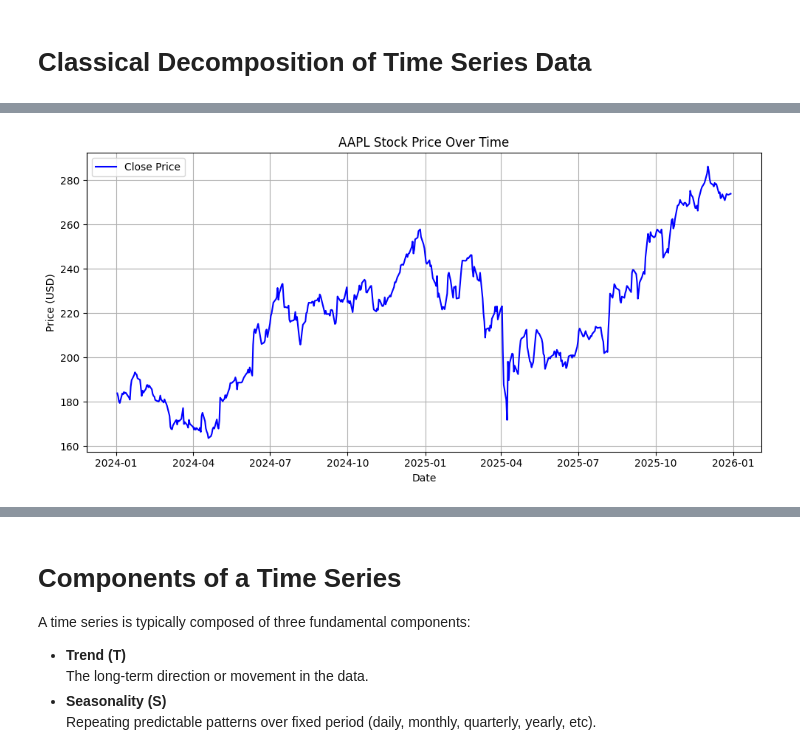
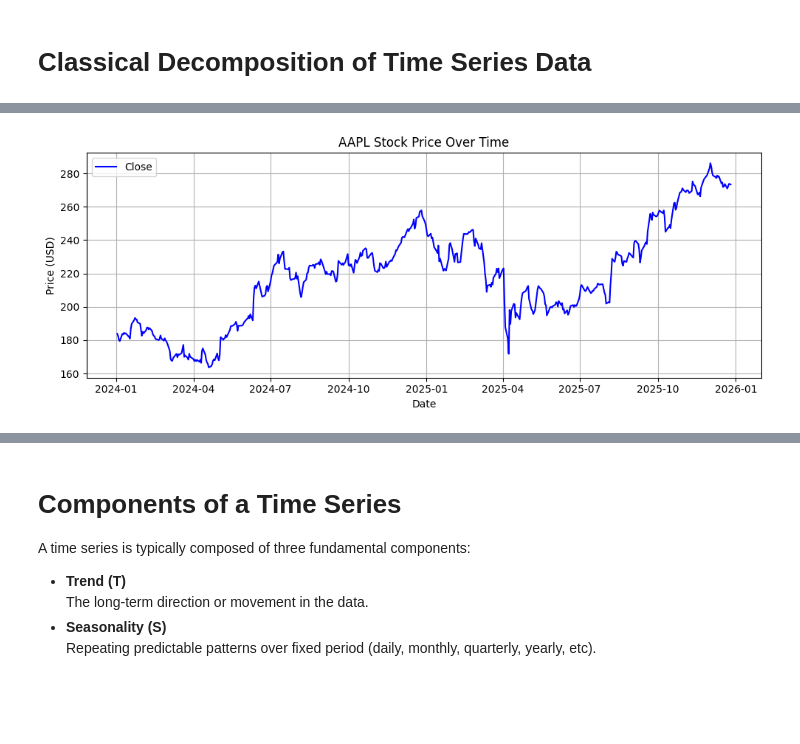
Before and after one commit to s-muhammadkamran/time_series_forecasting, a Jupyter notebook: classical_decomposition.ipynb, the cells around one changed output, grey strips where cells are left out. Saved outputs shown, nothing was run; the diff lists cells and outputs as text; code cells hidden in the pictures; blank space fills up the shorter version.

```diff
--- a/classical_decomposition.ipynb
+++ b/classical_decomposition.ipynb
@@ -25,19 +25,22 @@ Data columns (total 5 columns):
 dtypes: float64(4), int64(1)
 memory usage: 23.4 KB
 # %%
-fig, ax = plt.subplots(figsize=(10, 5))
+fig, ax = plt.subplots(figsize=(10, 4))
 
-ax.plot(stock_data.index, stock_data['Close'], label='Close Price', color='blue')
+#ax.plot(stock_data.index, stock_data['Open'], label='Open', color='green')
+#ax.plot(stock_data.index, stock_data['Low'], label='Low', color='black')
+#ax.plot(stock_data.index, stock_data['High'], label='High', color='red')
+ax.plot(stock_data.index, stock_data['Close'], label='Close', color='blue')
 ax.set_title('AAPL Stock Price Over Time')
 ax.set_xlabel('Date')
 ax.set_ylabel('Price (USD)')
 ax.legend()
 ax.grid(True)
 
 fig.tight_layout()
 plt.show()
 # %% [output]
-[figure, old version]
+[figure, new version]
 # %% [markdown]
 # Classical Time Series Decomposition
 
```
Also changed, not shown: parts of 2 cells of this notebook.
